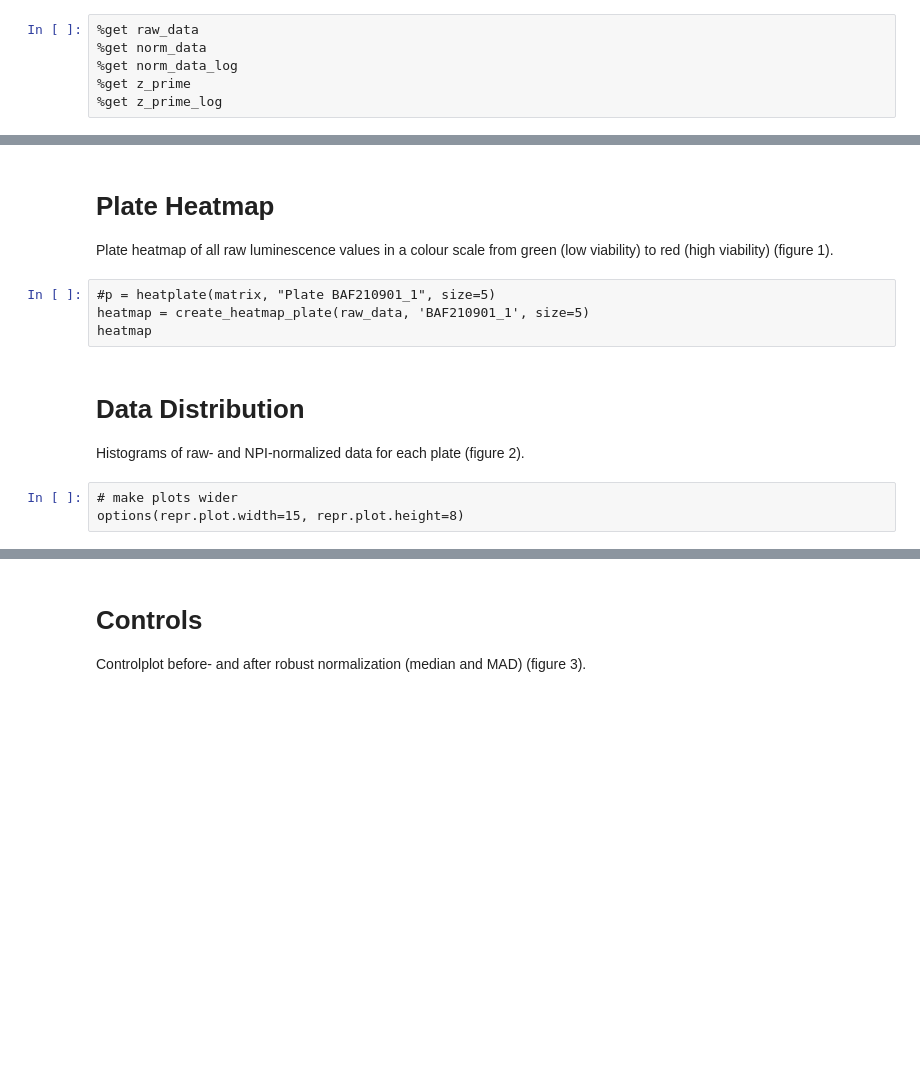
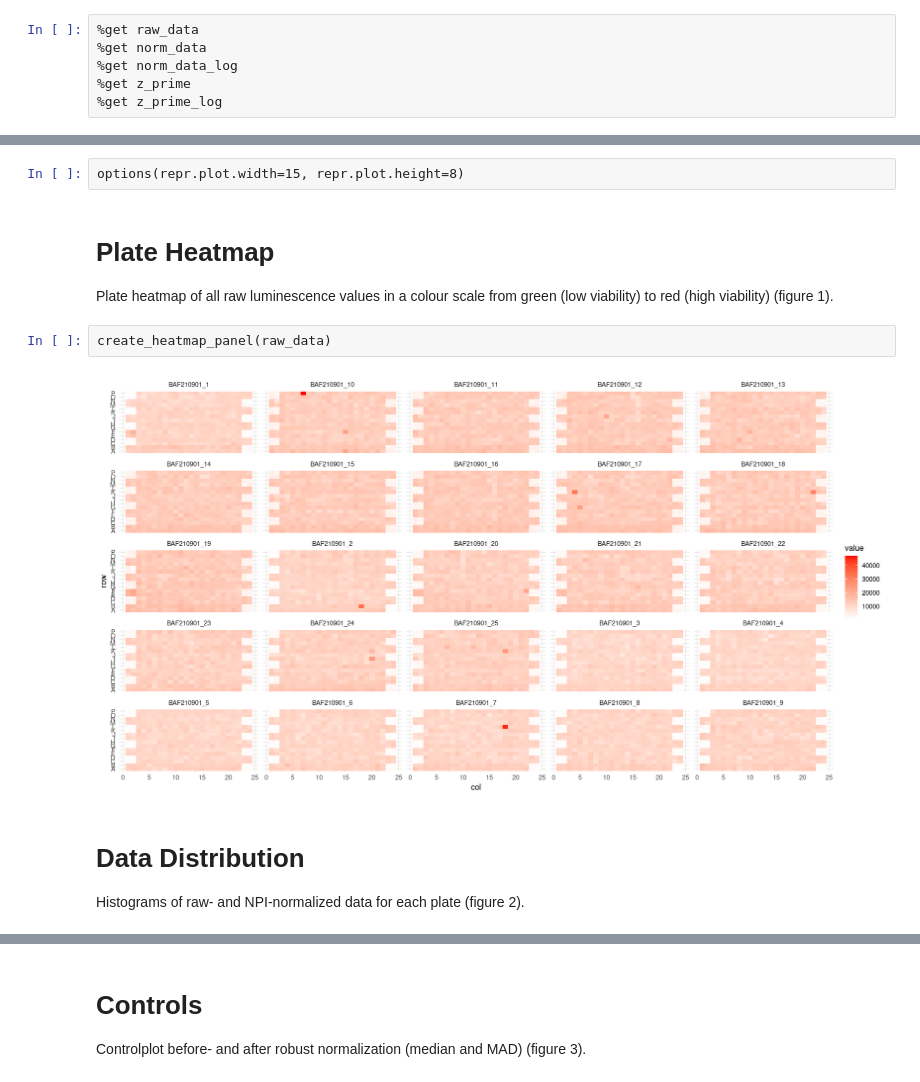
Before and after one commit to ETH-NEXUS/lab_data_management, a Jupyter notebook: api/notebooks/PreliminaryAnalysis.ipynb, the cells around one changed output, grey strips where cells are left out. Drawn from its saved outputs; the diff is of its cells as text; blank space fills up the shorter version.

```diff
--- a/api/notebooks/PreliminaryAnalysis.ipynb
+++ b/api/notebooks/PreliminaryAnalysis.ipynb
@@ -113,16 +172,15 @@ create_controls_plot = function(data, x_var, y_var, group_var, color_var, title=
+# %%
+options(repr.plot.width=15, repr.plot.height=8)
 # %% [markdown]
 # Plate Heatmap
 
 Plate heatmap of all raw luminescence values in a colour scale from green (low viability) to red (high viability) (figure 1).
-# %%
-#p = heatplate(matrix, "Plate BAF210901_1", size=5)
-heatmap = create_heatmap_plate(raw_data, 'BAF210901_1', size=5)
-heatmap
+# %%
+create_heatmap_panel(raw_data)
+# %% [output]
+[figure, added]
 # %% [markdown]
 # Data Distribution
 
 Histograms of raw- and NPI-normalized data for each plate (figure 2).
-# %%
-# make plots wider
-options(repr.plot.width=15, repr.plot.height=8)
 # %%
```
Also changed, not shown: parts of 16 cells of this notebook, 5 other files.
